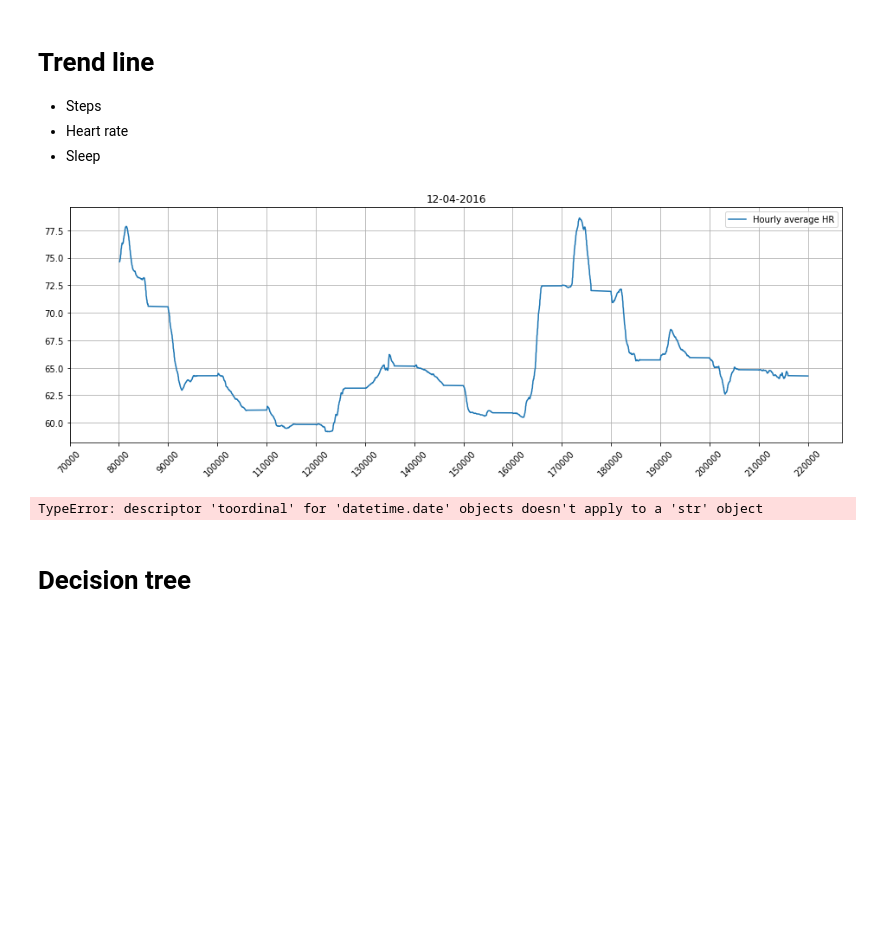
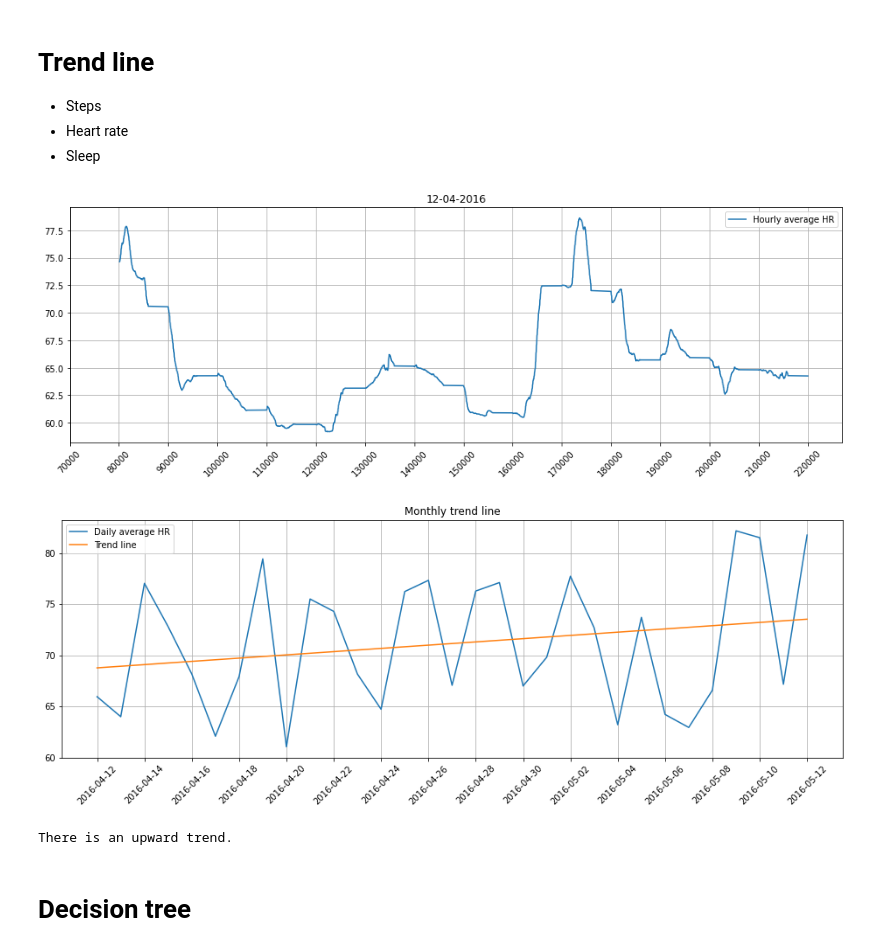
Before and after one commit to jypenga/dsp, a Jupyter notebook: notebooks/One df.ipynb, the cells around one changed output. Drawn from its saved outputs; the diff is of its cells as text; code cells hidden in the pictures; blank space fills up the shorter version.

```diff
--- a/notebooks/One df.ipynb
+++ b/notebooks/One df.ipynb
@@ -216,39 +216,40 @@ df_plot = pd.DataFrame(rijst.groupby('date').Value.mean())
 old = df_plot.index
 
 # need ordinal index for regression
-df_plot.index = df.index.map(dt.date.toordinal)
+df_plot.index = df_plot.index.map(dt.date.toordinal)
 
 slope, intercept, r_value, p_value, std_error = linregress(df_plot.index, df_plot.Value)
 
 # build trend line
 x_endpoints = pd.DataFrame([df_plot.index[0], df_plot.index[-1]])
 y_endpoints = intercept + slope * x_endpoints
 
 # reset index for the right xticks
 df_plot.index = old
 
 # plot figure
 plt.figure(figsize = (16, 5))
 plt.title('Monthly trend line')
 
 plt.plot(df_plot.index, df_plot, label = 'Daily average HR')
 plt.plot([dt.date.fromordinal(i[0]) for i in x_endpoints.values], y_endpoints.values, label = 'Trend line')
 
 plt.xticks(df_plot.index[0::2], rotation = 45)
 
 plt.grid()
 plt.legend()
 plt.show()
 
 if slope > 0:
     print('There is an upward trend.')
 elif slope < 0:
     print('There is a downward trend')
 else:
     print('Wtf is happening?')
 # %% [output]
 [figure]
+[figure, added]
-TypeError: descriptor 'toordinal' for 'datetime.date' objects doesn't apply to a 'str' object
+There is an upward trend.
 # %% [markdown]
 # Decision tree
 # %%
```
